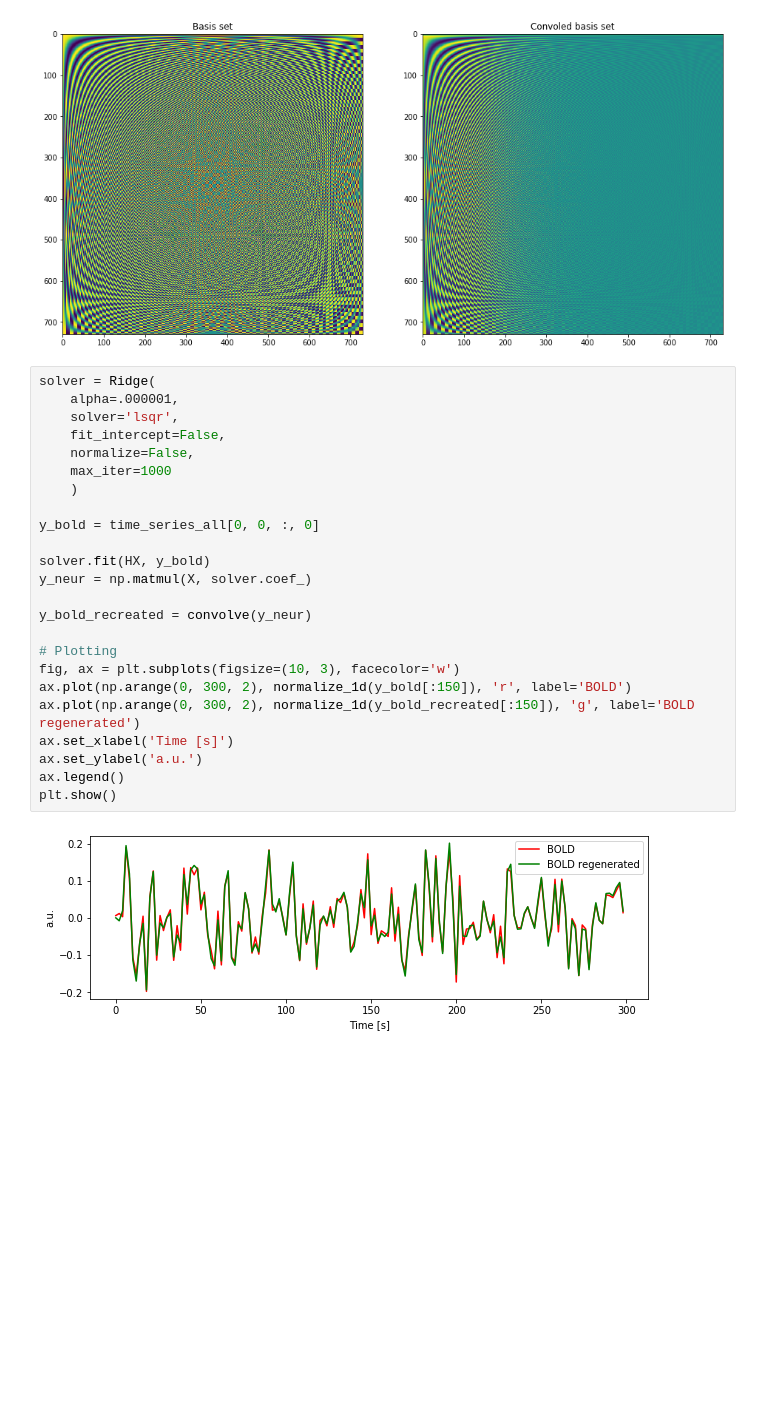
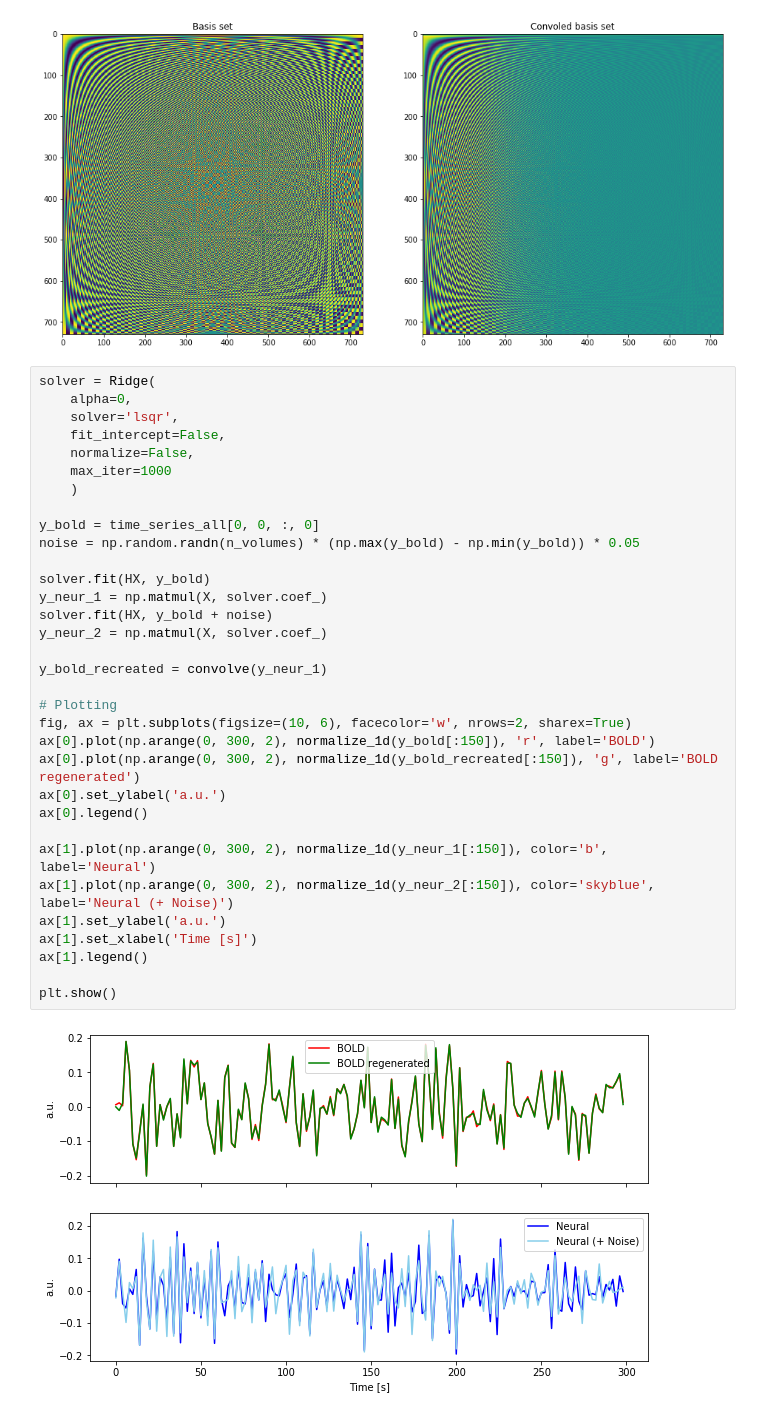
Before and after one commit to kbonna/decidenet, a Jupyter notebook: connectivity_analysis/dn_ca_02_ridge_deconvolution.ipynb, the cells around one changed output. Drawn from its saved outputs; the diff is of its cells as text; blank space fills up the shorter version.

```diff
--- a/connectivity_analysis/dn_ca_02_ridge_deconvolution.ipynb
+++ b/connectivity_analysis/dn_ca_02_ridge_deconvolution.ipynb
@@ -87,27 +87,36 @@ plt.show()
 [figure]
 # %%
 solver = Ridge(
-    alpha=.000001,
+    alpha=0,
     solver='lsqr',
     fit_intercept=False,
     normalize=False,
     max_iter=1000
     )
 
 y_bold = time_series_all[0, 0, :, 0]
+noise = np.random.randn(n_volumes) * (np.max(y_bold) - np.min(y_bold)) * 0.05
 
 solver.fit(HX, y_bold)
-y_neur = np.matmul(X, solver.coef_)
+y_neur_1 = np.matmul(X, solver.coef_)
+solver.fit(HX, y_bold + noise)
+y_neur_2 = np.matmul(X, solver.coef_)
 
-y_bold_recreated = convolve(y_neur)
+y_bold_recreated = convolve(y_neur_1)
 
 # Plotting
-fig, ax = plt.subplots(figsize=(10, 3), facecolor='w')
-ax.plot(np.arange(0, 300, 2), normalize_1d(y_bold[:150]), 'r', label='BOLD')
-ax.plot(np.arange(0, 300, 2), normalize_1d(y_bold_recreated[:150]), 'g', label='BOLD regenerated')
-ax.set_xlabel('Time [s]')
-ax.set_ylabel('a.u.')
-ax.legend()
+fig, ax = plt.subplots(figsize=(10, 6), facecolor='w', nrows=2, sharex=True)
+ax[0].plot(np.arange(0, 300, 2), normalize_1d(y_bold[:150]), 'r', label='BOLD')
+ax[0].plot(np.arange(0, 300, 2), normalize_1d(y_bold_recreated[:150]), 'g', label='BOLD regenerated')
+ax[0].set_ylabel('a.u.')
+ax[0].legend()
+
+ax[1].plot(np.arange(0, 300, 2), normalize_1d(y_neur_1[:150]), color='b', label='Neural')
+ax[1].plot(np.arange(0, 300, 2), normalize_1d(y_neur_2[:150]), color='skyblue', label='Neural (+ Noise)')
+ax[1].set_ylabel('a.u.')
+ax[1].set_xlabel('Time [s]')
+ax[1].legend()
+
 plt.show()
 # %% [output]
-[figure, old version]
+[figure, new version]
```
Also changed, not shown: 1 other file.
